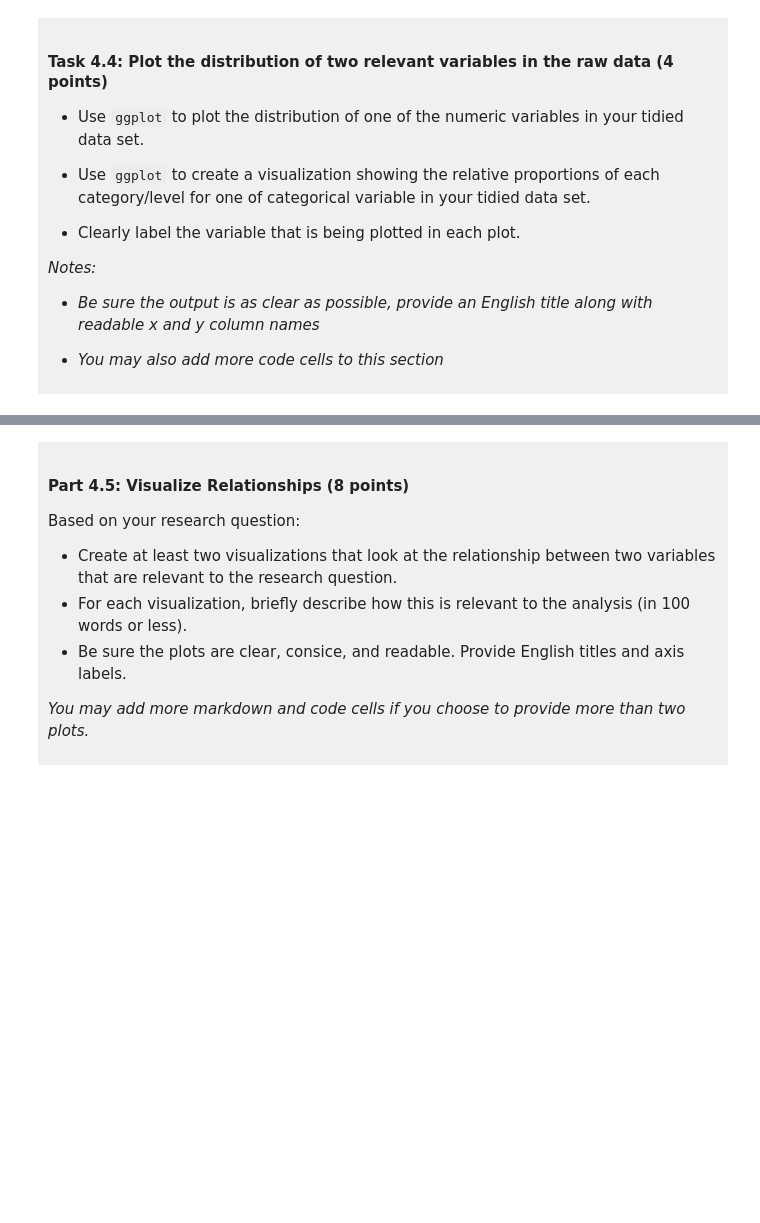
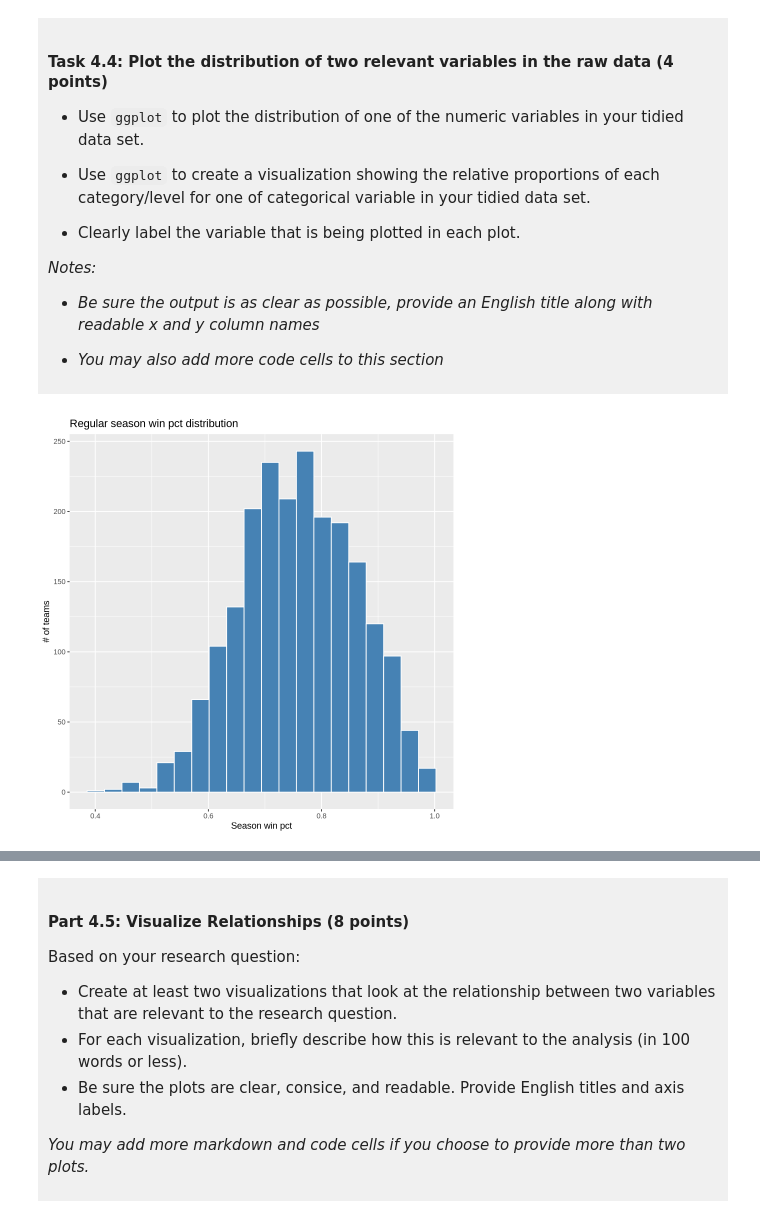
Before and after one commit to Onion21212121/DSCI100_project_AnYan, a Jupyter notebook: dsci-100-project-notebook.ipynb, the cells around one changed output, grey strips where cells are left out. Saved outputs shown, nothing was run; the diff lists cells and outputs as text; code cells hidden in the pictures; blank space fills up the shorter version.

```diff
--- a/dsci-100-project-notebook.ipynb
+++ b/dsci-100-project-notebook.ipynb
@@ -322,5 +374,18 @@ You will refine your research question (if needed) and produce a tidy data set.
 
 </div>
 # %%
-### EDIT THIS CODE CELL FOR PLOT 1 ###
+march_madness |>
+  ggplot(aes(x = reg_wins_pct)) +
+  geom_histogram(
+    bins = 20,
+    color = "white",
+    fill = "steelblue"
+  ) +
+  labs(
+    title = "Regular season win pct distribution",
+    x = "Season win pct",
+    y = "# of teams"
+  )
+# %% [output]
+[figure, added]
 # %%
```
Also changed, not shown: parts of 5 cells of this notebook.
